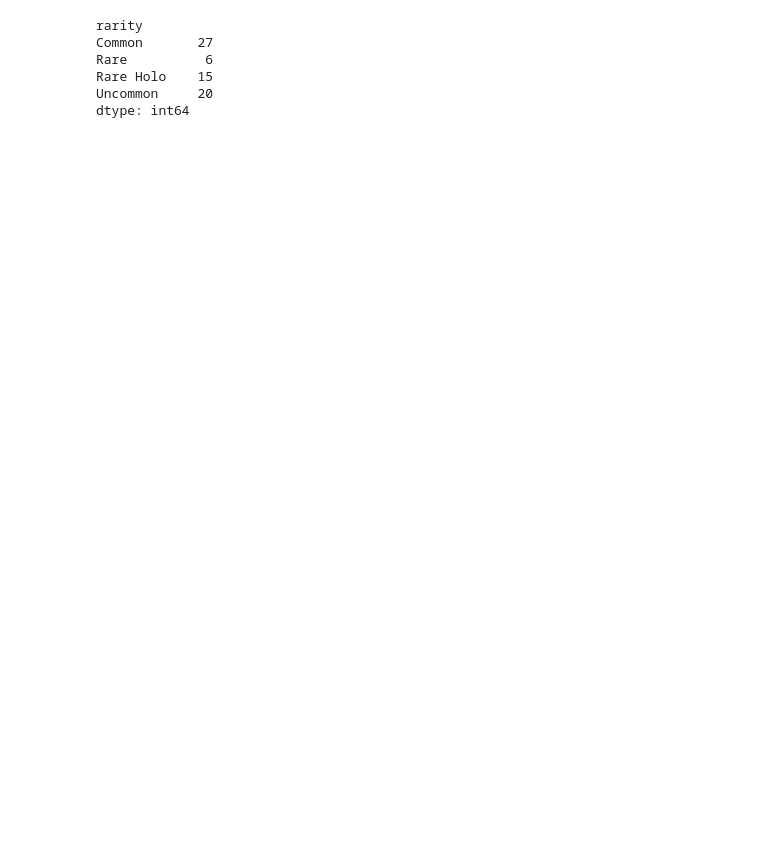
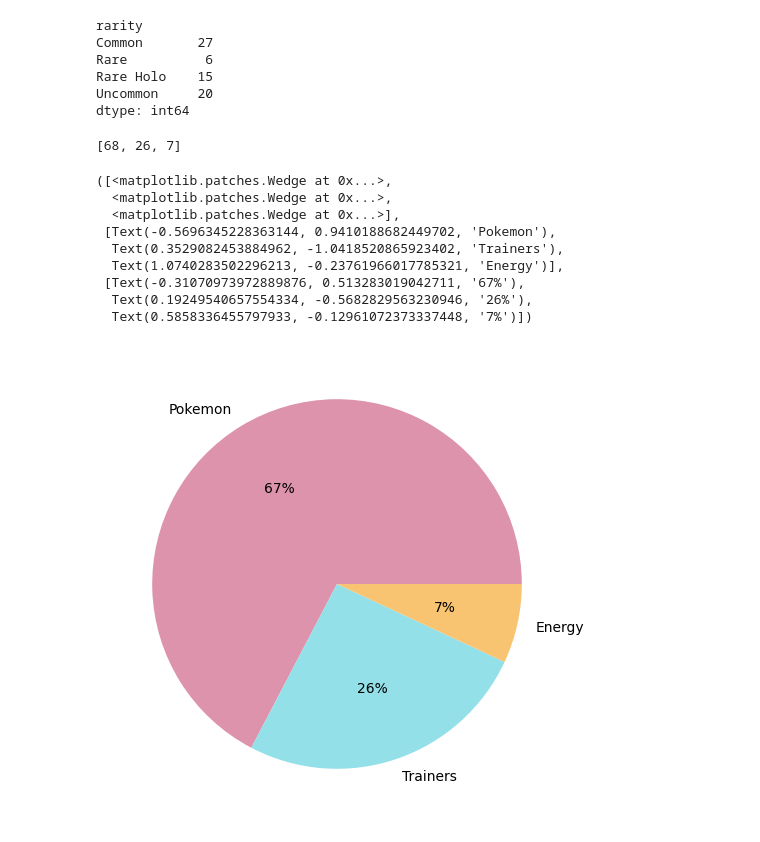
Before and after one commit to loganfu06/ThePokeymenTCG, a Jupyter notebook: pokemontcg/cardData/test.ipynb, the cells around one changed output. Cells and saved outputs as stored; diff of their text form; code cells hidden in the pictures; blank space fills up the shorter version.

Commit message:
pie charts and showdata

```diff
--- a/pokemontcg/cardData/test.ipynb
+++ b/pokemontcg/cardData/test.ipynb
@@ -58,3 +57,22 @@ Rare          6
 Rare Holo    15
 Uncommon     20
 dtype: int64
+# %%
+sizes = [len(df_pokemon.index), len(df_trainer.index), len(df_energy.index)]
+labels = ['Pokemon', 'Trainers', 'Energy']
+colors = ['#dd93ac', '#94e0e8', '#f8c471']
+print(sizes)
+fig, ax = plt.subplots(figsize=(6, 6))
+plt.pie(sizes, labels=labels, autopct='%1.0f%%', colors=colors)
+# %% [output]
+[68, 26, 7]
+([<matplotlib.patches.Wedge at 0x...>,
+  <matplotlib.patches.Wedge at 0x...>,
+  <matplotlib.patches.Wedge at 0x...>],
+ [Text(-0.5696345228363144, 0.9410188682449702, 'Pokemon'),
+  Text(0.3529082453884962, -1.0418520865923402, 'Trainers'),
+  Text(1.0740283502296213, -0.23761966017785321, 'Energy')],
+ [Text(-0.31070973972889876, 0.513283019042711, '67%'),
+  Text(0.19249540657554334, -0.5682829563230946, '26%'),
+  Text(0.5858336455797933, -0.12961072373337448, '7%')])
+[figure, added]
```
Also changed, not shown: parts of 5 cells of this notebook, 2 other files.
